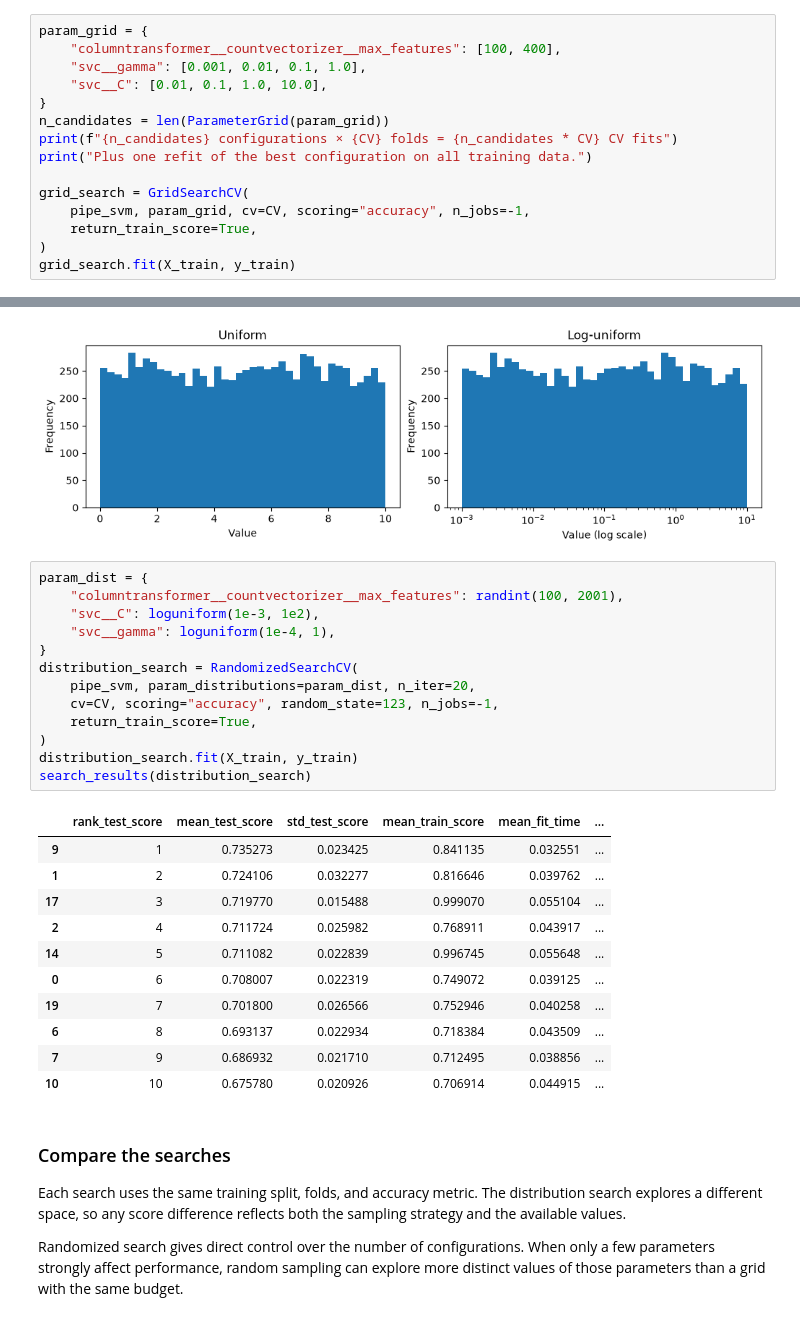
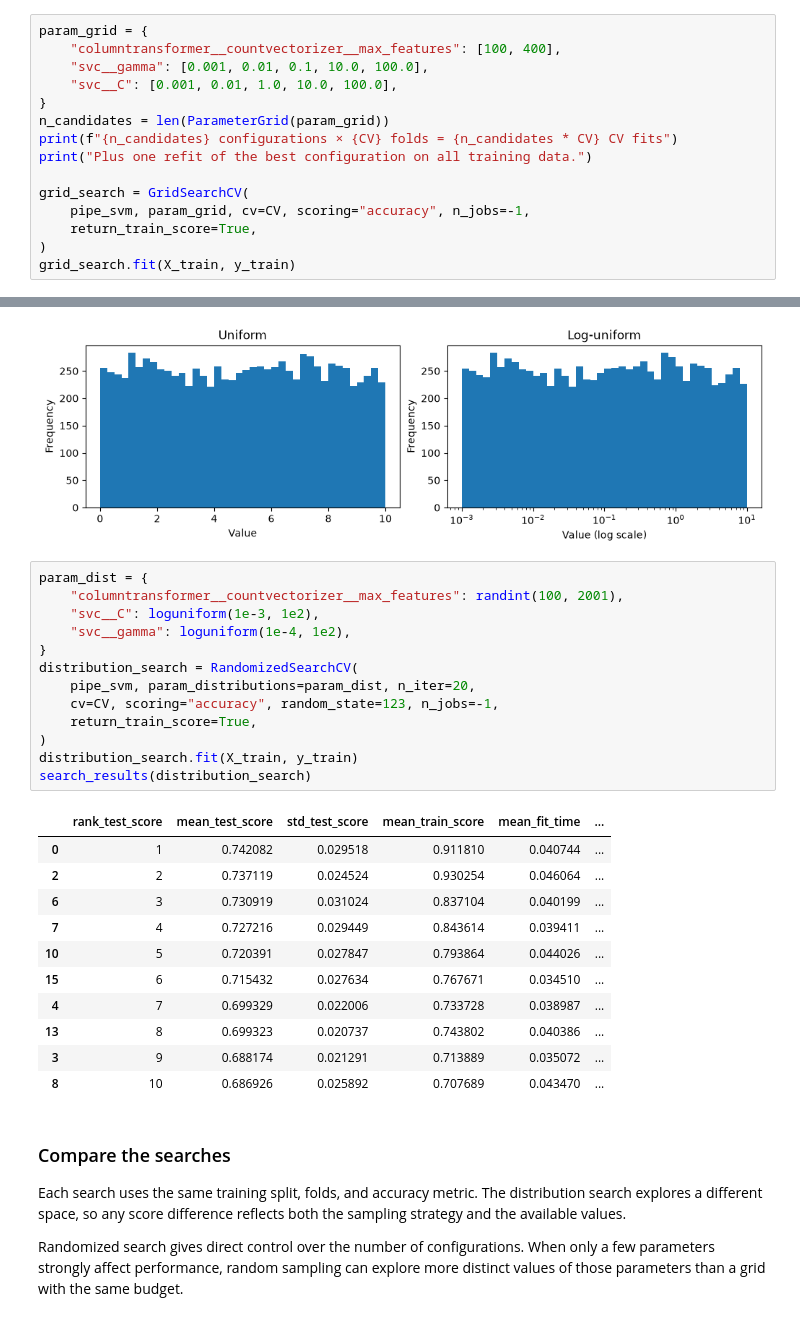
Before and after one commit to UBC-CS/cpsc330-2026W1, a Jupyter notebook: content/classes/varada/lecture-08-hyperparameter-optimization-demo.ipynb, the cells around one changed output, grey strips where cells are left out. Saved outputs shown, nothing was run; the diff lists cells and outputs as text.

```diff
--- a/content/classes/varada/lecture-08-hyperparameter-optimization-demo.ipynb
+++ b/content/classes/varada/lecture-08-hyperparameter-optimization-demo.ipynb
@@ -119,8 +119,8 @@ Nested parameter names follow the pipeline's structure: `svc__C` reaches the cla
 # %%
 param_grid = {
     "columntransformer__countvectorizer__max_features": [100, 400],
-    "svc__gamma": [0.001, 0.01, 0.1, 1.0],
-    "svc__C": [0.01, 0.1, 1.0, 10.0],
+    "svc__gamma": [0.001, 0.01, 0.1, 10.0, 100.0],
+    "svc__C": [0.001, 0.01, 1.0, 10.0, 100.0],
 }
 n_candidates = len(ParameterGrid(param_grid))
 print(f"{n_candidates} configurations × {CV} folds = {n_candidates * CV} CV fits")
@@ -271,28 +271,28 @@ plt.show()
 # %%
 param_dist = {
     "columntransformer__countvectorizer__max_features": randint(100, 2001),
     "svc__C": loguniform(1e-3, 1e2),
-    "svc__gamma": loguniform(1e-4, 1),
+    "svc__gamma": loguniform(1e-4, 1e2),
 }
 distribution_search = RandomizedSearchCV(
     pipe_svm, param_distributions=param_dist, n_iter=20,
     cv=CV, scoring="accuracy", random_state=123, n_jobs=-1,
     return_train_score=True,
 )
 distribution_search.fit(X_train, y_train)
 search_results(distribution_search)
 # %% [output]
 |  | rank_test_score | mean_test_score | std_test_score | mean_train_score | mean_fit_time | ... |
-| 9 | 1 | 0.735273 | 0.023425 | 0.841135 | 0.032551 | ... |
-| 1 | 2 | 0.724106 | 0.032277 | 0.816646 | 0.039762 | ... |
-| 17 | 3 | 0.719770 | 0.015488 | 0.999070 | 0.055104 | ... |
-| 2 | 4 | 0.711724 | 0.025982 | 0.768911 | 0.043917 | ... |
-| 14 | 5 | 0.711082 | 0.022839 | 0.996745 | 0.055648 | ... |
-| 0 | 6 | 0.708007 | 0.022319 | 0.749072 | 0.039125 | ... |
-| 19 | 7 | 0.701800 | 0.026566 | 0.752946 | 0.040258 | ... |
-| 6 | 8 | 0.693137 | 0.022934 | 0.718384 | 0.043509 | ... |
-| 7 | 9 | 0.686932 | 0.021710 | 0.712495 | 0.038856 | ... |
-| 10 | 10 | 0.675780 | 0.020926 | 0.706914 | 0.044915 | ... |
+| 0 | 1 | 0.742082 | 0.029518 | 0.911810 | 0.040744 | ... |
+| 2 | 2 | 0.737119 | 0.024524 | 0.930254 | 0.046064 | ... |
+| 6 | 3 | 0.730919 | 0.031024 | 0.837104 | 0.040199 | ... |
+| 7 | 4 | 0.727216 | 0.029449 | 0.843614 | 0.039411 | ... |
+| 10 | 5 | 0.720391 | 0.027847 | 0.793864 | 0.044026 | ... |
+| 15 | 6 | 0.715432 | 0.027634 | 0.767671 | 0.034510 | ... |
+| 4 | 7 | 0.699329 | 0.022006 | 0.733728 | 0.038987 | ... |
+| 13 | 8 | 0.699323 | 0.020737 | 0.743802 | 0.040386 | ... |
+| 3 | 9 | 0.688174 | 0.021291 | 0.713889 | 0.035072 | ... |
+| 8 | 10 | 0.686926 | 0.025892 | 0.707689 | 0.043470 | ... |
 # %% [markdown]
 ### Compare the searches
 
```
Also changed, not shown: parts of 12 cells of this notebook.
